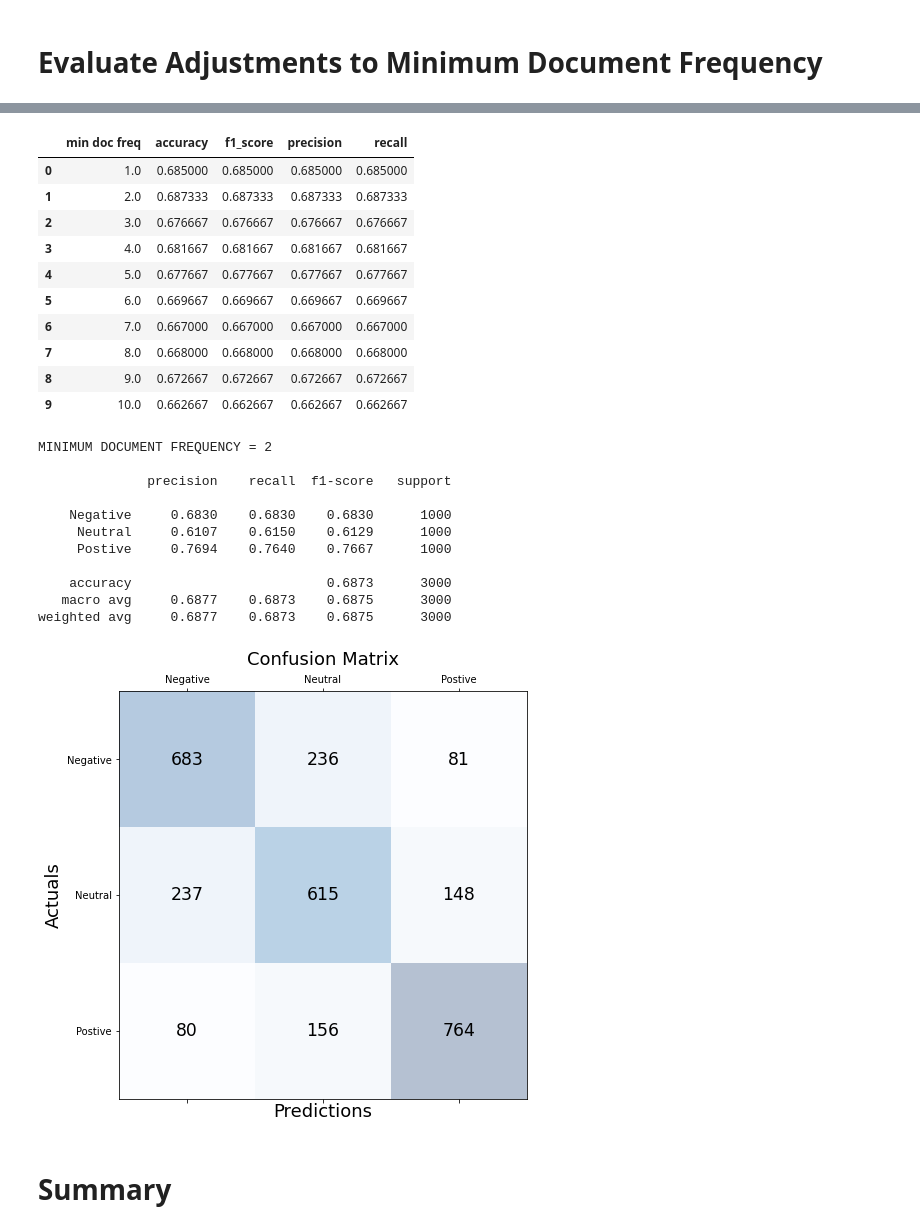
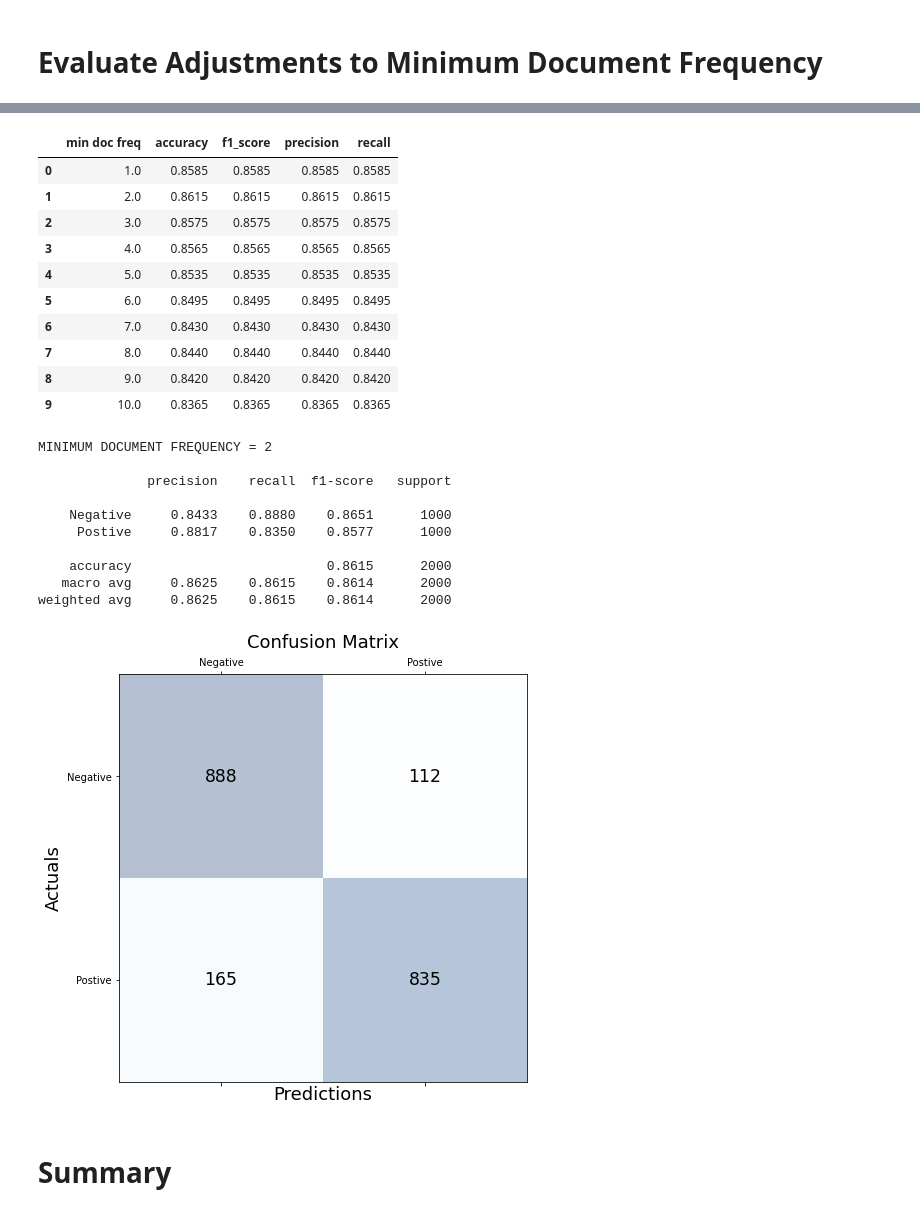
Before and after one commit to ShesterG/Twitter-Sentiment-Analysis, a Jupyter notebook: notebooks/lr_model.ipynb, the cells around one changed output, grey strips where cells are left out. Saved outputs shown, nothing was run; the diff lists cells and outputs as text; code cells hidden in the pictures.

```diff
--- a/notebooks/lr_model.ipynb
+++ b/notebooks/lr_model.ipynb
@@ -78,7 +78,7 @@ df.head()
 | 3 | 17 | @Kwame34580189 @bukolasaraki @NAk... | Nigeria | whatev thought you had someth there | Nana | NaN | NaN | 0 | NaN | ... |
 | 4 | 18 | @NAkufoAddo Remember that the goo... | NaN | rememb that the good peopl have s... | Nana | 1.0 | 1.0 | 0 | NaN | ... |
 # %%
-#df = df[df.Sentiment != 0]
+df = df[df.Sentiment != 0]
 # %%
 df.tokens = df.tokens.map(ast.literal_eval)
 # %%
@@ -233,7 +230,7 @@ def train_and_eval_model(min_df, ngram_range):
 
     conf_matrix = confusion_matrix(y_true=y_enc, y_pred=y_pred)
 
-    classi_report = classification_report(y_true=y_enc, y_pred=y_pred, digits=4, target_names=['Negative','Neutral','Postive'])
+    classi_report = classification_report(y_true=y_enc, y_pred=y_pred, digits=4, target_names=['Negative','Postive'])
     print(classi_report)
 
     """
@@ -309,47 +306,46 @@ metrics_summary_df = pd.DataFrame(metrics_summary,
 metrics_summary_df
 # %% [output]
 |  | min doc freq | accuracy | f1_score | precision | recall |
-| 0 | 1.0 | 0.685000 | 0.685000 | 0.685000 | 0.685000 |
-| 1 | 2.0 | 0.687333 | 0.687333 | 0.687333 | 0.687333 |
-| 2 | 3.0 | 0.676667 | 0.676667 | 0.676667 | 0.676667 |
-| 3 | 4.0 | 0.681667 | 0.681667 | 0.681667 | 0.681667 |
-| 4 | 5.0 | 0.677667 | 0.677667 | 0.677667 | 0.677667 |
-| 5 | 6.0 | 0.669667 | 0.669667 | 0.669667 | 0.669667 |
-| 6 | 7.0 | 0.667000 | 0.667000 | 0.667000 | 0.667000 |
-| 7 | 8.0 | 0.668000 | 0.668000 | 0.668000 | 0.668000 |
-| 8 | 9.0 | 0.672667 | 0.672667 | 0.672667 | 0.672667 |
-| 9 | 10.0 | 0.662667 | 0.662667 | 0.662667 | 0.662667 |
+| 0 | 1.0 | 0.8585 | 0.8585 | 0.8585 | 0.8585 |
+| 1 | 2.0 | 0.8615 | 0.8615 | 0.8615 | 0.8615 |
+| 2 | 3.0 | 0.8575 | 0.8575 | 0.8575 | 0.8575 |
+| 3 | 4.0 | 0.8565 | 0.8565 | 0.8565 | 0.8565 |
+| 4 | 5.0 | 0.8535 | 0.8535 | 0.8535 | 0.8535 |
+| 5 | 6.0 | 0.8495 | 0.8495 | 0.8495 | 0.8495 |
+| 6 | 7.0 | 0.8430 | 0.8430 | 0.8430 | 0.8430 |
+| 7 | 8.0 | 0.8440 | 0.8440 | 0.8440 | 0.8440 |
+| 8 | 9.0 | 0.8420 | 0.8420 | 0.8420 | 0.8420 |
+| 9 | 10.0 | 0.8365 | 0.8365 | 0.8365 | 0.8365 |
 # %%
 #metrics = train_and_eval_model(min_df=7, ngram_range=(1,2))
 
 test_results, conf_matrix, y_pred = train_and_eval_model(min_df=2, ngram_range=(1,2))
-labels = ['Negative','Neutral', 'Postive']
+labels = ['Negative', 'Postive']
 
 fig, ax = plt.subplots(figsize=(7.5, 7.5))
 ax.matshow(conf_matrix, cmap=plt.cm.Blues, alpha=0.3)
 for i in range(conf_matrix.shape[0]):
     for j in range(conf_matrix.shape[1]):
         ax.text(x=j, y=i,s=conf_matrix[i, j], va='center', ha='center', size='xx-large')
 
 plt.xlabel('Predictions', fontsize=18)
 plt.ylabel('Actuals', fontsize=18)
 ax.set_xticklabels([''] + labels)
 ax.set_yticklabels([''] + labels)
 plt.title('Confusion Matrix', fontsize=18)
 plt.show()
 # %% [output]
 MINIMUM DOCUMENT FREQUENCY = 2
 
               precision    recall  f1-score   support
 
-    Negative     0.6830    0.6830    0.6830      1000
-     Neutral     0.6107    0.6150    0.6129      1000
-     Postive     0.7694    0.7640    0.7667      1000
+    Negative     0.8433    0.8880    0.8651      1000
+     Postive     0.8817    0.8350    0.8577      1000
 
-    accuracy                         0.6873      3000
-   macro avg     0.6877    0.6873    0.6875      3000
-weighted avg     0.6877    0.6873    0.6875      3000
+    accuracy                         0.8615      2000
+   macro avg     0.8625    0.8615    0.8614      2000
+weighted avg     0.8625    0.8615    0.8614      2000
-[figure, old version]
+[figure, new version]
 # %% [markdown]
 # Summary
 # %% [markdown]
```
Also changed, not shown: parts of 4 cells of this notebook.
